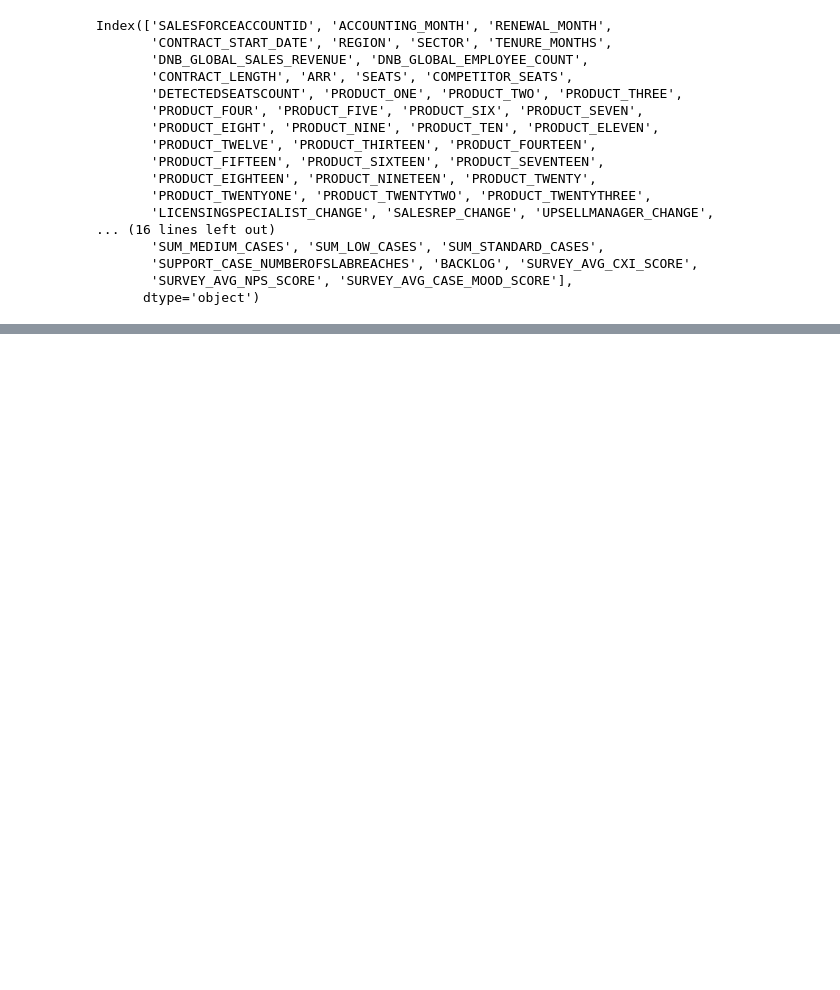
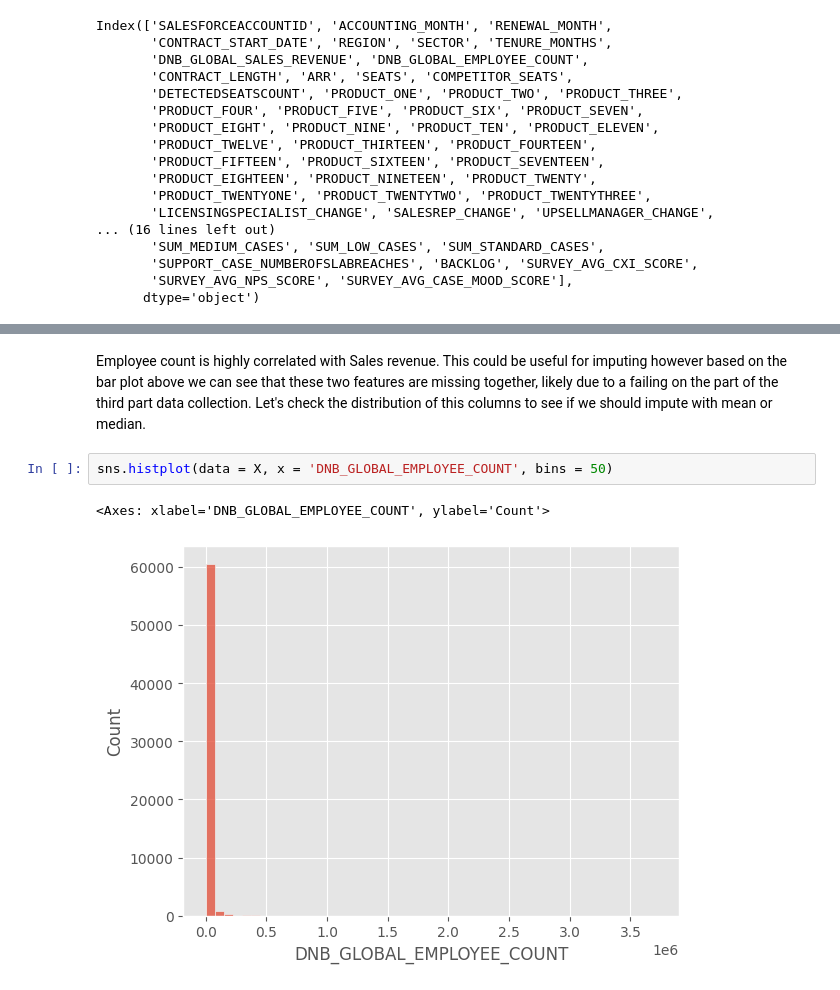
Before and after one commit to jmoro0408/Customer_Churn, a Jupyter notebook: notebooks/2_cleaning.ipynb, the cells around one changed output, grey strips where cells are left out. Saved outputs shown, nothing was run; the diff lists cells and outputs as text; blank space fills up the shorter version.

```diff
--- a/notebooks/2_cleaning.ipynb
+++ b/notebooks/2_cleaning.ipynb
@@ -76,0 +130,8 @@ Index(['SALESFORCEACCOUNTID', 'ACCOUNTING_MONTH', 'RENEWAL_MONTH',
+# %% [markdown]
+Employee count is highly correlated with Sales revenue. This could be useful for imputing however based on the bar plot above we can see that these two features are missing together, likely due to a failing on the part of the third part data collection.
+Let's check the distribution of this columns to see if we should impute with mean or median.
+# %%
+sns.histplot(data = X, x = 'DNB_GLOBAL_EMPLOYEE_COUNT', bins = 50)
+# %% [output]
+<Axes: xlabel='DNB_GLOBAL_EMPLOYEE_COUNT', ylabel='Count'>
+[figure, added]
```
Also changed, not shown: parts of 20 cells of this notebook.
